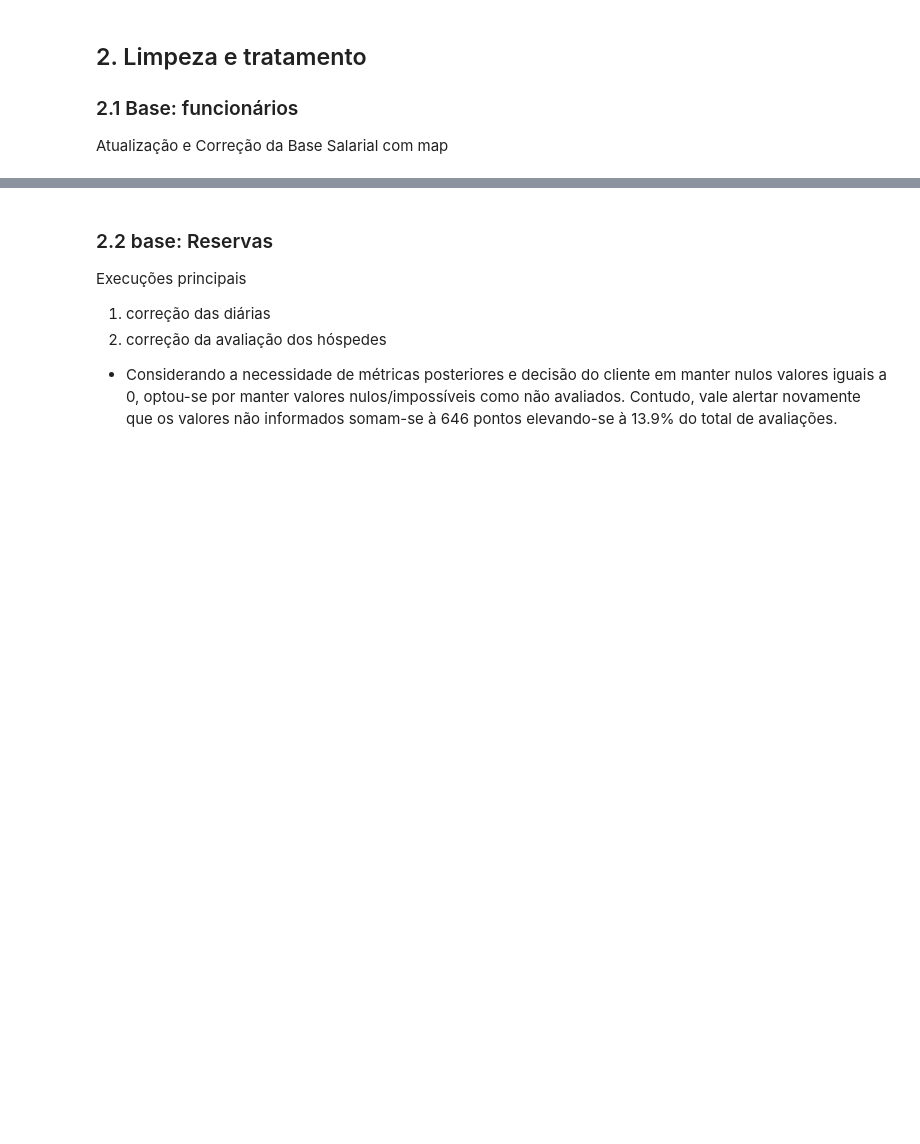
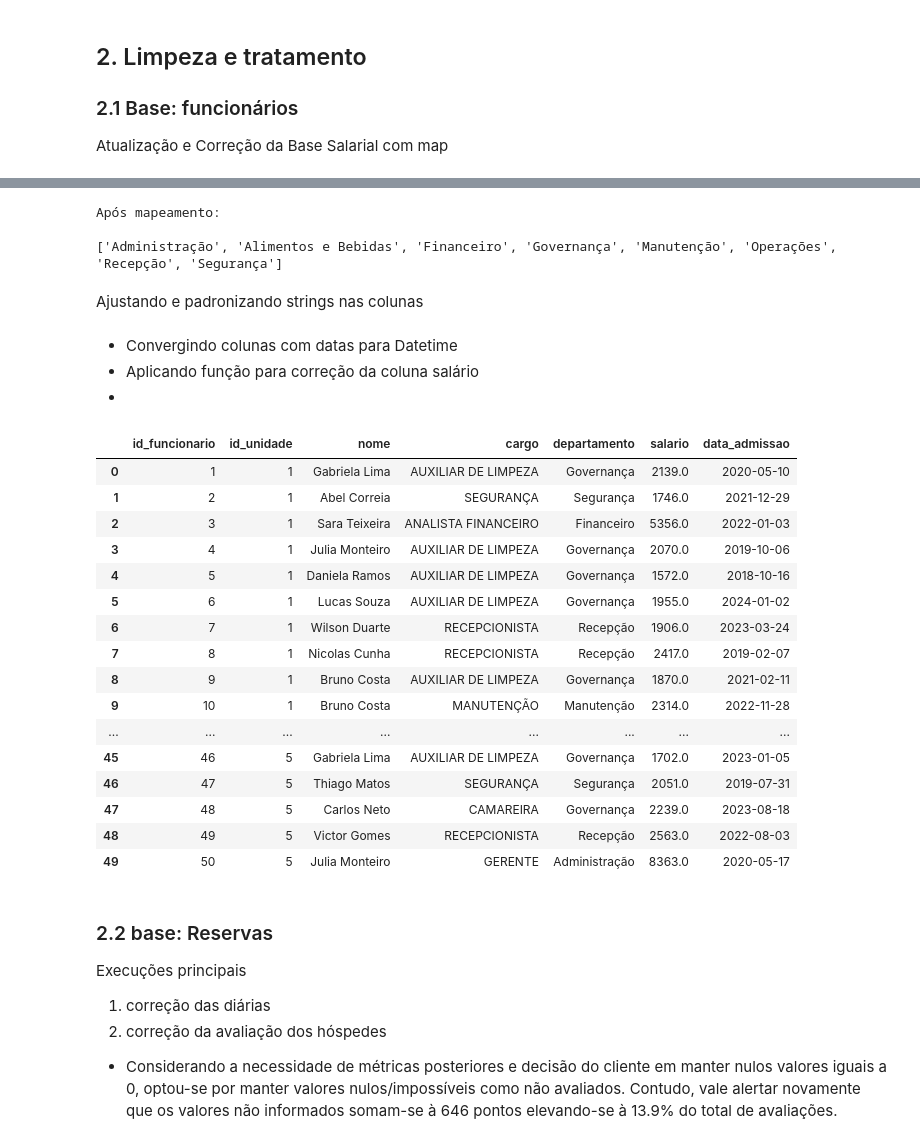
Before and after one commit to Douglas-H91/pipeline-integrada_senac_rj, a Jupyter notebook: tratamento_completo.ipynb, the cells around one changed output, grey strips where cells are left out. Drawn from its saved outputs; the diff is of its cells as text; code cells hidden in the pictures; blank space fills up the shorter version.

```diff
--- a/tratamento_completo.ipynb
+++ b/tratamento_completo.ipynb
@@ -144,7 +158,5 @@ df_concatenado_funcionarios['departamento'].value_counts()
 # %%
 df_concatenado_funcionarios['departamento'].value_counts()
-
-
 
 mapa = {
     'Gov.':                     'Governança',
@@ -153,8 +165,15 @@ mapa = {
     'A&B': 'Alimentos e Bebidas'
 
 }
+
 df_concatenado_funcionarios['departamento'] = df_concatenado_funcionarios['departamento'].map(mapa).fillna(df_concatenado_funcionarios['departamento'])#joga as informações do dicionario mapa no df. filne mantem os valores corretos que não precisam de substituição
 
-print('Após mapeamento:')
+print('Após mapeamento:\n')
 print(sorted(df_concatenado_funcionarios['departamento'].unique()))
+# %% [output]
+Após mapeamento:
+
+['Administração', 'Alimentos e Bebidas', 'Financeiro', 'Governança', 'Manutenção', 'Operações', 'Recepção', 'Segurança']
+# %% [markdown]
+Ajustando e padronizando strings nas colunas
 # %%
@@ -162,40 +180,57 @@ print(sorted(df_concatenado_funcionarios['departamento'].unique()))
 df_concatenado_funcionarios['salario'] = df_concatenado_funcionarios['salario'].str.replace('"', '', regex=False).str.replace("'","", regex=False).str.replace(",",".", regex=False)
+# %% [markdown]
+- Convergindo colunas com datas para Datetime
+- Aplicando função para correção da coluna salário
+-
 # %%
-####CORREÇÃO DE DATA######
 df_concatenado_funcionarios['data_admissao'] = pd.to_datetime(
     df_concatenado_funcionarios['data_admissao'],
     format='mixed',
     dayfirst=True,
     errors='coerce'
 )
-
 
 def corrigir_valor(x):
     if pd.isna(x):
         return x
     x = str(x)
     if x.count('.') == 2:
         x = x.replace('.', '', 1)
     return x
 
 df_concatenado_funcionarios['salario'] = df_concatenado_funcionarios['salario'].apply(corrigir_valor)
 
-
 df_concatenado_funcionarios['salario'] = pd.to_numeric(df_concatenado_funcionarios['salario'], errors='coerce')
 
 df_concatenado_funcionarios[df_concatenado_funcionarios['salario'].isna()][['nome', 'salario']]
 
 novos_salarios = {
     142: 7850.00
-
 }
 
 df_concatenado_funcionarios.loc[df_concatenado_funcionarios['id_funcionario'].isin(novos_salarios), 'salario'] = df_concatenado_funcionarios['id_funcionario'].map(novos_salarios)
 
 df_concatenado_funcionarios['cargo'] = df_concatenado_funcionarios['cargo'].str.upper()
 
 df_concatenado_funcionarios.head(50)
-df_concatenado_funcionarios.to_csv('funcionarios_corrigido_.csv', index=False)
+# %% [output]
+|  | id_funcionario | id_unidade | nome | cargo | departamento | salario | data_admissao |
+| 0 | 1 | 1 | Gabriela Lima | AUXILIAR DE LIMPEZA | Governança | 2139.0 | 2020-05-10 |
+| 1 | 2 | 1 | Abel Correia | SEGURANÇA | Segurança | 1746.0 | 2021-12-29 |
+| 2 | 3 | 1 | Sara Teixeira | ANALISTA FINANCEIRO | Financeiro | 5356.0 | 2022-01-03 |
+| 3 | 4 | 1 | Julia Monteiro | AUXILIAR DE LIMPEZA | Governança | 2070.0 | 2019-10-06 |
+| 4 | 5 | 1 | Daniela Ramos | AUXILIAR DE LIMPEZA | Governança | 1572.0 | 2018-10-16 |
+| 5 | 6 | 1 | Lucas Souza | AUXILIAR DE LIMPEZA | Governança | 1955.0 | 2024-01-02 |
+| 6 | 7 | 1 | Wilson Duarte | RECEPCIONISTA | Recepção | 1906.0 | 2023-03-24 |
+| 7 | 8 | 1 | Nicolas Cunha | RECEPCIONISTA | Recepção | 2417.0 | 2019-02-07 |
+| 8 | 9 | 1 | Bruno Costa | AUXILIAR DE LIMPEZA | Governança | 1870.0 | 2021-02-11 |
+| 9 | 10 | 1 | Bruno Costa | MANUTENÇÃO | Manutenção | 2314.0 | 2022-11-28 |
+| ... | ... | ... | ... | ... | ... | ... | ... |
+| 45 | 46 | 5 | Gabriela Lima | AUXILIAR DE LIMPEZA | Governança | 1702.0 | 2023-01-05 |
+| 46 | 47 | 5 | Thiago Matos | SEGURANÇA | Segurança | 2051.0 | 2019-07-31 |
+| 47 | 48 | 5 | Carlos Neto | CAMAREIRA | Governança | 2239.0 | 2023-08-18 |
+| 48 | 49 | 5 | Victor Gomes | RECEPCIONISTA | Recepção | 2563.0 | 2022-08-03 |
+| 49 | 50 | 5 | Julia Monteiro | GERENTE | Administração | 8363.0 | 2020-05-17 |
 # %% [markdown]
 ### 2.2 base: Reservas
 
```
Also changed, not shown: parts of 29 cells of this notebook.
